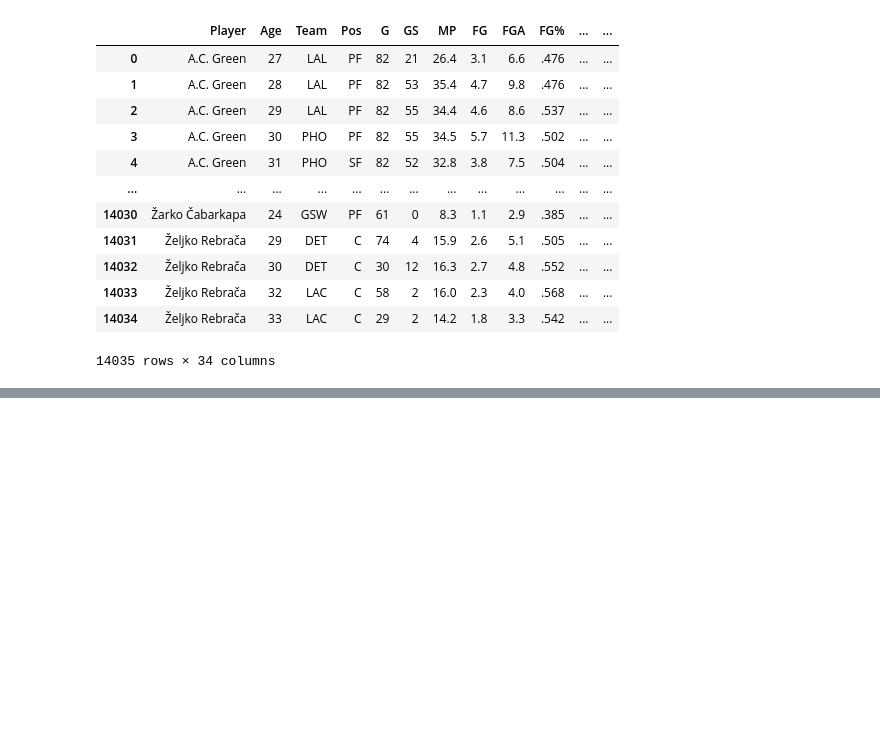
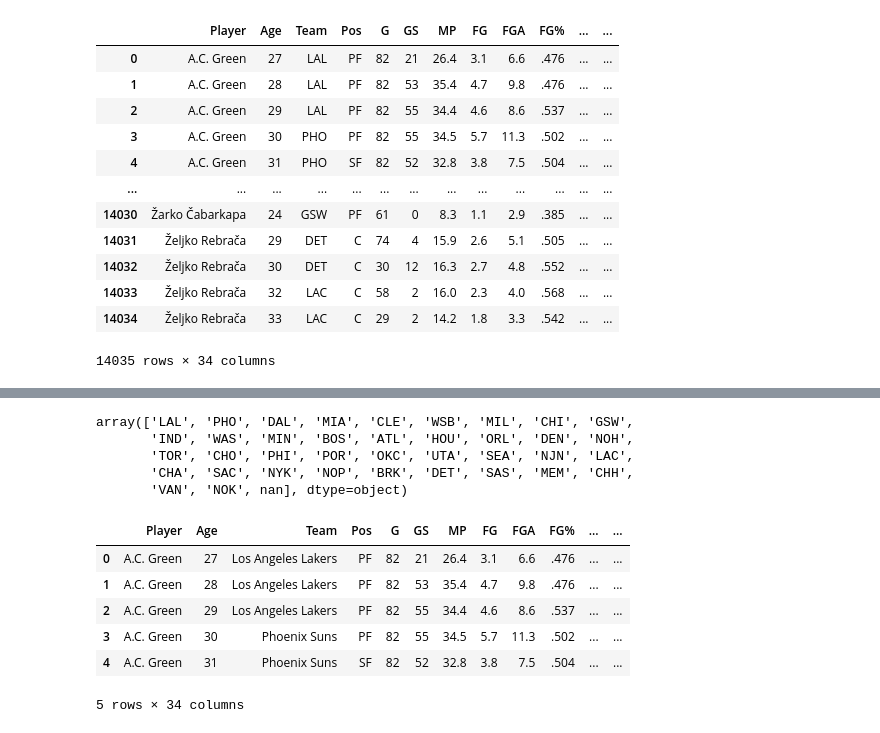
Before and after one commit to gussruiz/mvp_nba_ml, a Jupyter notebook: data_cleaning.ipynb, the cells around one changed output, grey strips where cells are left out. Saved outputs shown, nothing was run; the diff lists cells and outputs as text; code cells hidden in the pictures; blank space fills up the shorter version.

```diff
--- a/data_cleaning.ipynb
+++ b/data_cleaning.ipynb
@@ -195,0 +264,28 @@ combined
+# %%
+combined["Team"].unique()
+# %% [output]
+array(['LAL', 'PHO', 'DAL', 'MIA', 'CLE', 'WSB', 'MIL', 'CHI', 'GSW',
+       'IND', 'WAS', 'MIN', 'BOS', 'ATL', 'HOU', 'ORL', 'DEN', 'NOH',
+       'TOR', 'CHO', 'PHI', 'POR', 'OKC', 'UTA', 'SEA', 'NJN', 'LAC',
+       'CHA', 'SAC', 'NYK', 'NOP', 'BRK', 'DET', 'SAS', 'MEM', 'CHH',
+       'VAN', 'NOK', nan], dtype=object)
+# %%
+nicknames = {}
+
+with open("nicknames.csv") as f:
+    lines = f.readlines()
+    for line in lines[1:]:
+        abbrev, name = line.replace("\n", "").split(",")
+        nicknames[abbrev] = name
+# %%
+combined["Team"] = combined["Team"].map(nicknames)
+# %%
+combined.head(5)
+# %% [output]
+|  | Player | Age | Team | Pos | G | GS | MP | FG | FGA | FG% | ... | ... |
+| 0 | A.C. Green | 27 | Los Angeles Lakers | PF | 82 | 21 | 26.4 | 3.1 | 6.6 | .476 | ... | ... |
+| 1 | A.C. Green | 28 | Los Angeles Lakers | PF | 82 | 53 | 35.4 | 4.7 | 9.8 | .476 | ... | ... |
+| 2 | A.C. Green | 29 | Los Angeles Lakers | PF | 82 | 55 | 34.4 | 4.6 | 8.6 | .537 | ... | ... |
+| 3 | A.C. Green | 30 | Phoenix Suns | PF | 82 | 55 | 34.5 | 5.7 | 11.3 | .502 | ... | ... |
+| 4 | A.C. Green | 31 | Phoenix Suns | SF | 82 | 52 | 32.8 | 3.8 | 7.5 | .504 | ... | ... |
+5 rows × 34 columns
```
Also changed, not shown: parts of 12 cells of this notebook, 1 other file.
